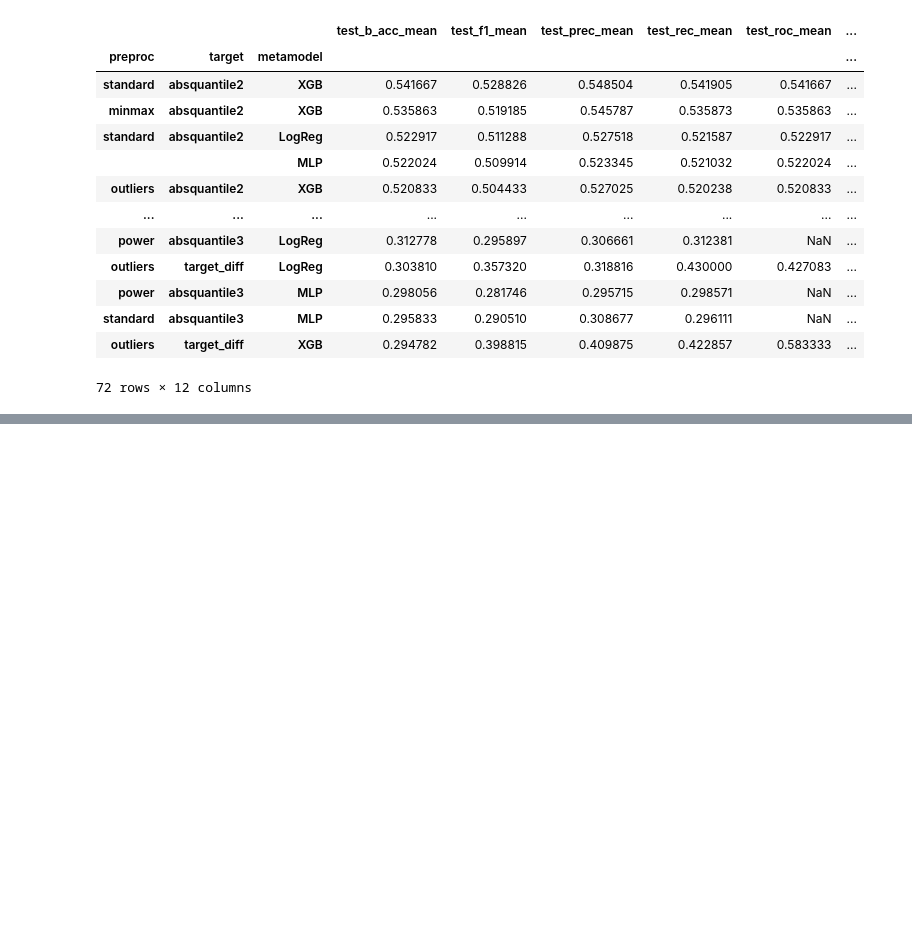
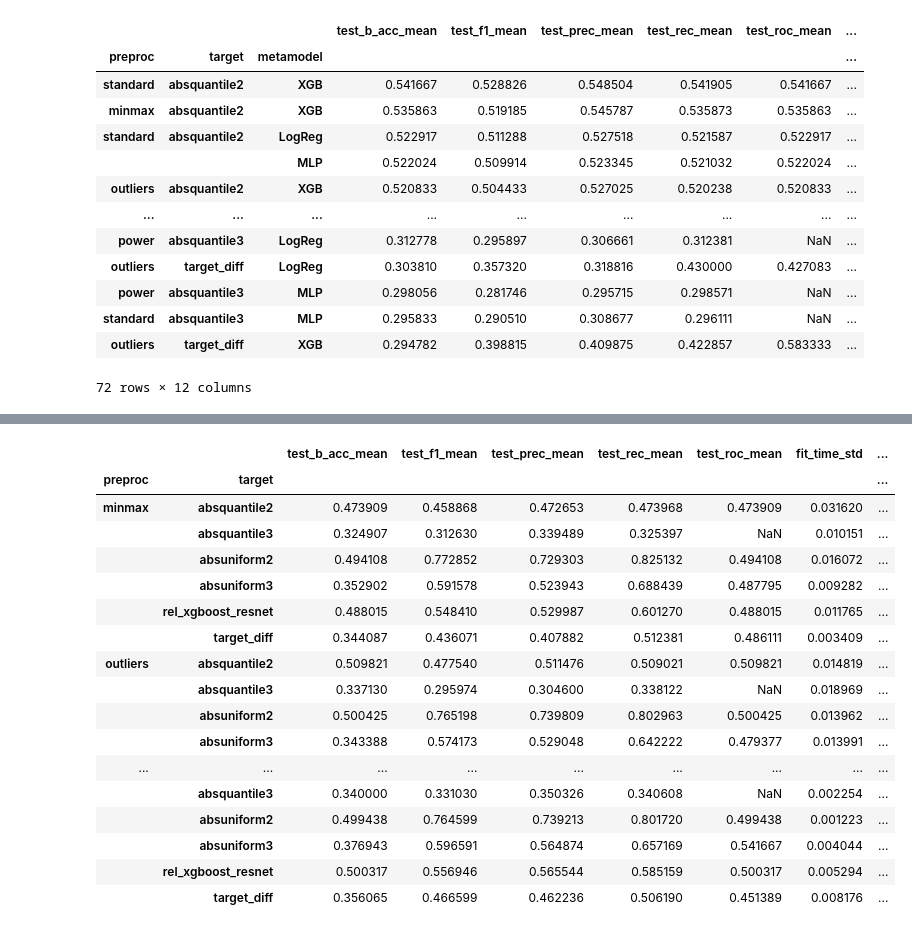
Before and after one commit to ITMO-NSS-team/MetaSelect, a Jupyter notebook: ms/meta_analysis.ipynb, the cells around one changed output, grey strips where cells are left out. Saved outputs shown, nothing was run; the diff lists cells and outputs as text; code cells hidden in the pictures; blank space fills up the shorter version.

```diff
--- a/ms/meta_analysis.ipynb
+++ b/ms/meta_analysis.ipynb
@@ -130,0 +133,30 @@ all_dfs.groupby(["preproc", "target"]).mean().sort_values(by="test_b_acc_mean",
+# %%
+rand_res = []
+for preproc, target in agg.index:
+    if "2" in target or "rel" in target:
+        rand_res.append(1/2)
+    else:
+        rand_res.append(1/3)
+
+agg["sort_col"] = agg["test_b_acc_mean"] - rand_res
+# %%
+agg
+# %% [output]
+|  |  | test_b_acc_mean | test_f1_mean | test_prec_mean | test_rec_mean | test_roc_mean | fit_time_std | ... |
+| preproc | target |  |  |  |  |  |  | ... |
+| minmax | absquantile2 | 0.473909 | 0.458868 | 0.472653 | 0.473968 | 0.473909 | 0.031620 | ... |
+|  | absquantile3 | 0.324907 | 0.312630 | 0.339489 | 0.325397 | NaN | 0.010151 | ... |
+|  | absuniform2 | 0.494108 | 0.772852 | 0.729303 | 0.825132 | 0.494108 | 0.016072 | ... |
+|  | absuniform3 | 0.352902 | 0.591578 | 0.523943 | 0.688439 | 0.487795 | 0.009282 | ... |
+|  | rel_xgboost_resnet | 0.488015 | 0.548410 | 0.529987 | 0.601270 | 0.488015 | 0.011765 | ... |
+|  | target_diff | 0.344087 | 0.436071 | 0.407882 | 0.512381 | 0.486111 | 0.003409 | ... |
+| outliers | absquantile2 | 0.509821 | 0.477540 | 0.511476 | 0.509021 | 0.509821 | 0.014819 | ... |
+|  | absquantile3 | 0.337130 | 0.295974 | 0.304600 | 0.338122 | NaN | 0.018969 | ... |
+|  | absuniform2 | 0.500425 | 0.765198 | 0.739809 | 0.802963 | 0.500425 | 0.013962 | ... |
+|  | absuniform3 | 0.343388 | 0.574173 | 0.529048 | 0.642222 | 0.479377 | 0.013991 | ... |
+| ... | ... | ... | ... | ... | ... | ... | ... | ... |
+|  | absquantile3 | 0.340000 | 0.331030 | 0.350326 | 0.340608 | NaN | 0.002254 | ... |
+|  | absuniform2 | 0.499438 | 0.764599 | 0.739213 | 0.801720 | 0.499438 | 0.001223 | ... |
+|  | absuniform3 | 0.376943 | 0.596591 | 0.564874 | 0.657169 | 0.541667 | 0.004044 | ... |
+|  | rel_xgboost_resnet | 0.500317 | 0.556946 | 0.565544 | 0.585159 | 0.500317 | 0.005294 | ... |
+|  | target_diff | 0.356065 | 0.466599 | 0.462236 | 0.506190 | 0.451389 | 0.008176 | ... |
```
Also changed, not shown: parts of 3 cells of this notebook.
